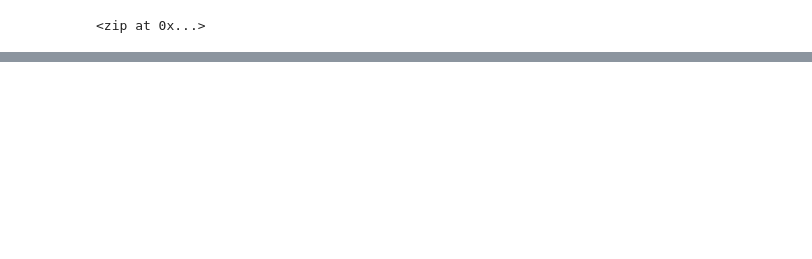
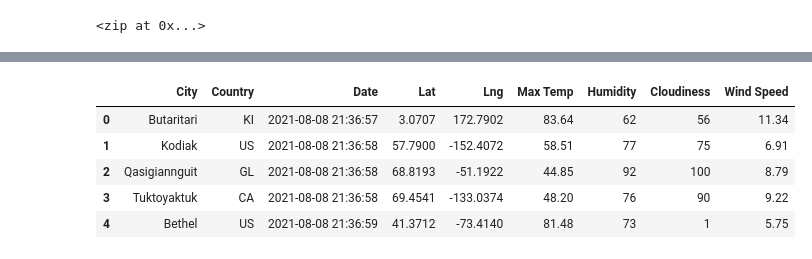
Before and after one commit to obriencw/World_Weather_Analysis, a Jupyter notebook: WeatherPy.ipynb, the cells around one changed output, grey strips where cells are left out. Saved outputs shown, nothing was run; the diff lists cells and outputs as text; code cells hidden in the pictures; blank space fills up the shorter version.

```diff
--- a/WeatherPy.ipynb
+++ b/WeatherPy.ipynb
@@ -33,0 +138,11 @@ len(cities)
+# %%
+new_column_order = ["City", "Country", "Date", "Lat", "Lng", "Max Temp", "Humidity", "Cloudiness", "Wind Speed"]
+city_data_df = city_data_df[new_column_order]
+city_data_df.head()
+# %% [output]
+|  | City | Country | Date | Lat | Lng | Max Temp | Humidity | Cloudiness | Wind Speed |
+| 0 | Butaritari | KI | 2021-08-08 21:36:57 | 3.0707 | 172.7902 | 83.64 | 62 | 56 | 11.34 |
+| 1 | Kodiak | US | 2021-08-08 21:36:58 | 57.7900 | -152.4072 | 58.51 | 77 | 75 | 6.91 |
+| 2 | Qasigiannguit | GL | 2021-08-08 21:36:58 | 68.8193 | -51.1922 | 44.85 | 92 | 100 | 8.79 |
+| 3 | Tuktoyaktuk | CA | 2021-08-08 21:36:58 | 69.4541 | -133.0374 | 48.20 | 76 | 90 | 9.22 |
+| 4 | Bethel | US | 2021-08-08 21:36:59 | 41.3712 | -73.4140 | 81.48 | 73 | 1 | 5.75 |
```
Also changed, not shown: parts of 6 cells of this notebook, 5 other files.
